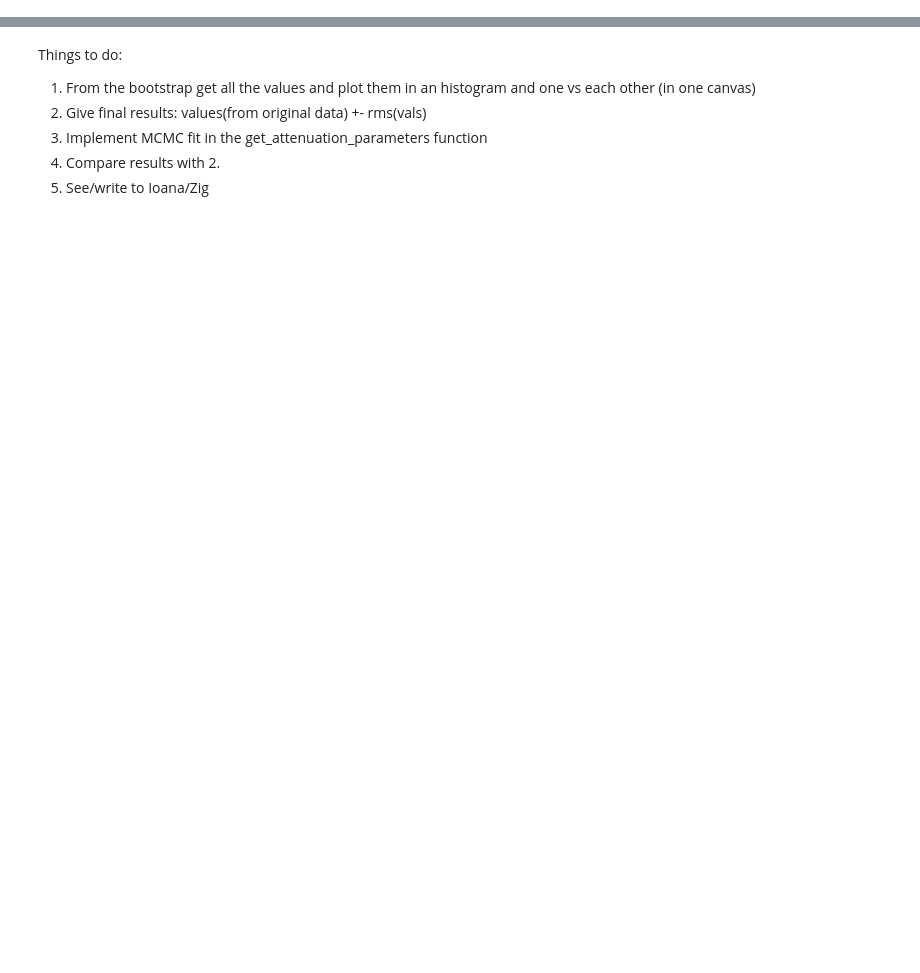
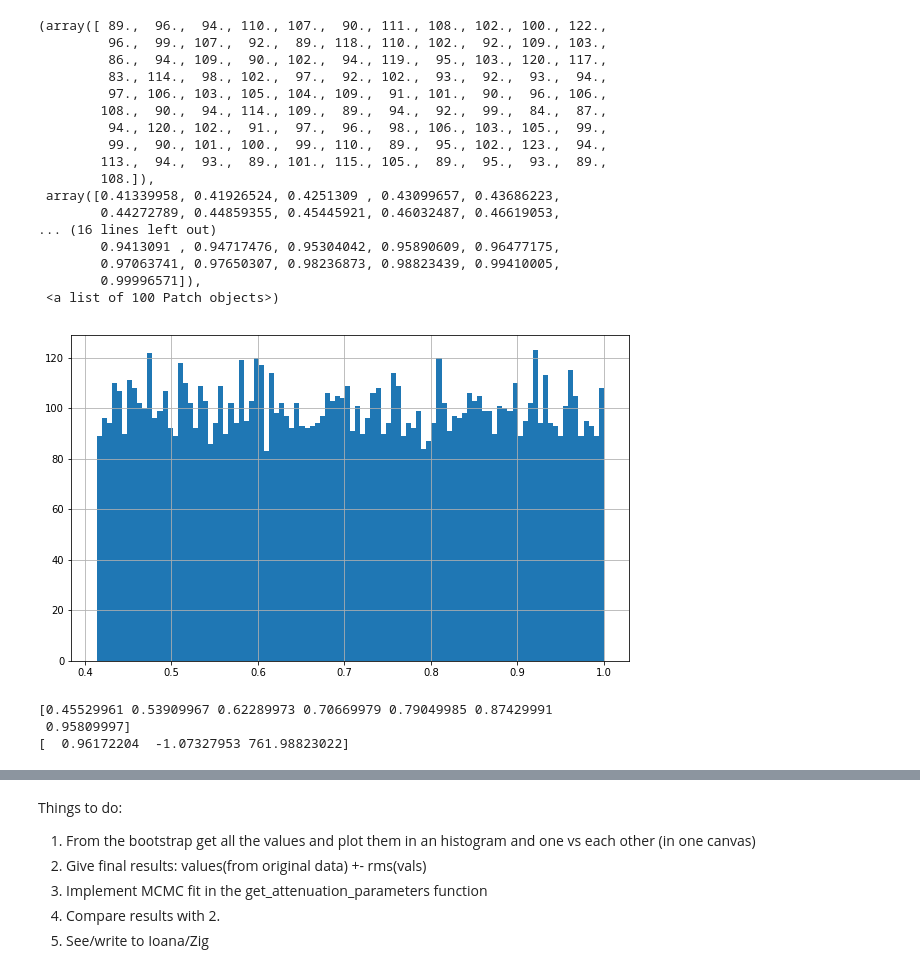
Before and after one commit to njohnsto/stage, a Jupyter notebook: Main.ipynb, the cells around one changed output, grey strips where cells are left out. Cells and saved outputs as stored; diff of their text form; code cells hidden in the pictures; blank space fills up the shorter version.

```diff
--- a/Main.ipynb
+++ b/Main.ipynb
@@ -32,6 +32,30 @@ nr_of_bins = 8
 data = generate_toy_data(events, minE, maxE, gamma, A, B, alpha, beta)
 
 #print(data)
+# %%
+fig1, ax1 =plt.subplots(figsize=(10,6))
+plt.grid()
+
+ax1.hist(data.cos2,bins=100 )
+# %% [output]
+(array([ 89.,  96.,  94., 110., 107.,  90., 111., 108., 102., 100., 122.,
+         96.,  99., 107.,  92.,  89., 118., 110., 102.,  92., 109., 103.,
+         86.,  94., 109.,  90., 102.,  94., 119.,  95., 103., 120., 117.,
+         83., 114.,  98., 102.,  97.,  92., 102.,  93.,  92.,  93.,  94.,
+         97., 106., 103., 105., 104., 109.,  91., 101.,  90.,  96., 106.,
+        108.,  90.,  94., 114., 109.,  89.,  94.,  92.,  99.,  84.,  87.,
+         94., 120., 102.,  91.,  97.,  96.,  98., 106., 103., 105.,  99.,
+         99.,  90., 101., 100.,  99., 110.,  89.,  95., 102., 123.,  94.,
+        113.,  94.,  93.,  89., 101., 115., 105.,  89.,  95.,  93.,  89.,
+        108.]),
+ array([0.41339958, 0.41926524, 0.4251309 , 0.43099657, 0.43686223,
+        0.44272789, 0.44859355, 0.45445921, 0.46032487, 0.46619053,
+... (16 lines left out)
+        0.9413091 , 0.94717476, 0.95304042, 0.95890609, 0.96477175,
+        0.97063741, 0.97650307, 0.98236873, 0.98823439, 0.99410005,
+        0.99996571]),
+ <a list of 100 Patch objects>)
+[figure, added]
 # %%
 #### fit the attenuation curve
 data = set_intensity(data, nr_of_bins)
@@ -39,8 +63,12 @@ data = set_intensity(data, nr_of_bins)
 
 ### input value the reference intesity
 intensity = 100
-s125_fit, bins, s38_fit , s125_fit_error= get_data_to_fit(data, intensity, nr_of_bins-1)
+s125_fit, bins2, s38_fit , s125_fit_error= get_data_to_fit(data, intensity, nr_of_bins)
+print(bins2)
+values, cov = get_attenuation_parameters(s125_fit, bins2, performMCMC = False )
 
-values, cov = get_attenuation_parameters(s125_fit, bins, performMCMC = False )
-
-#print(values)
+print(values)
+# %% [output]
+[0.45529961 0.53909967 0.62289973 0.70669979 0.79049985 0.87429991
+ 0.95809997]
+[  0.96172204  -1.07327953 761.98823022]
```
Also changed, not shown: parts of 10 cells of this notebook, 1 other file.
